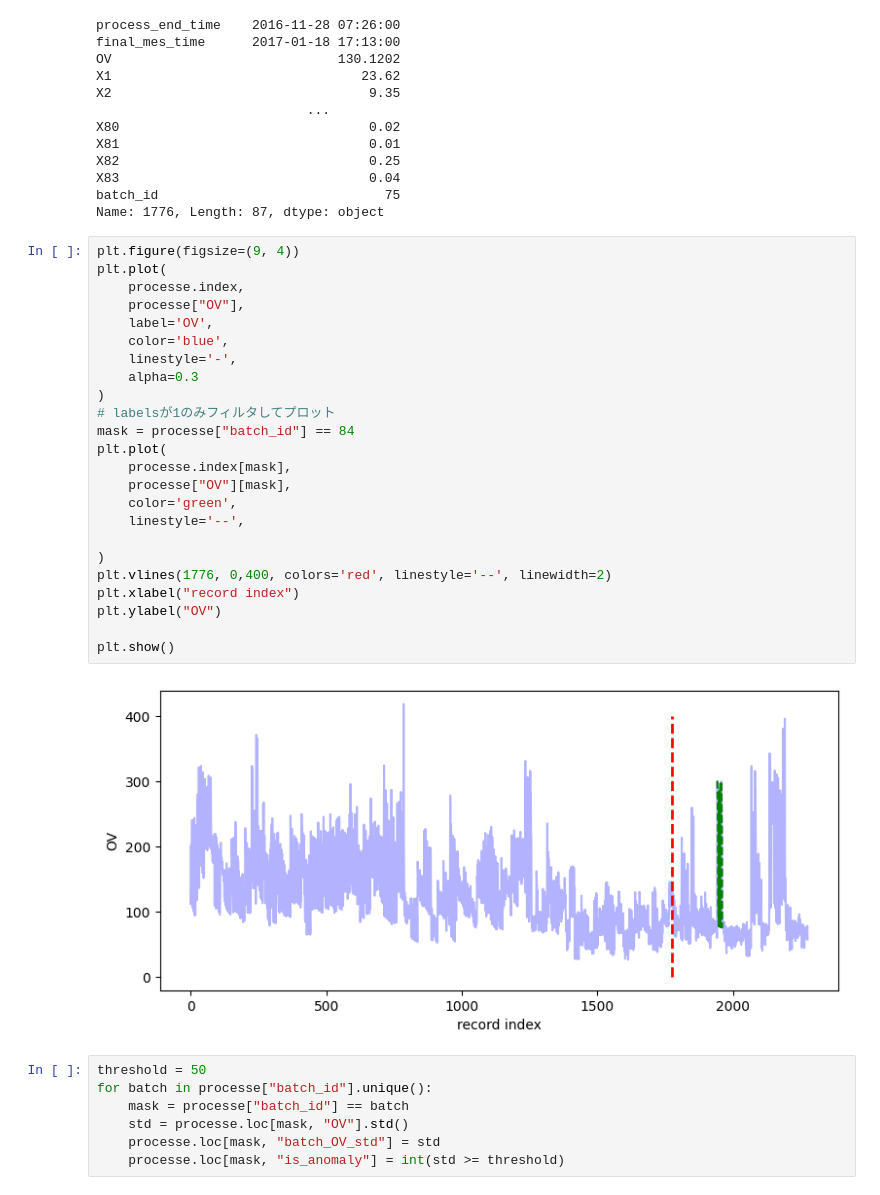
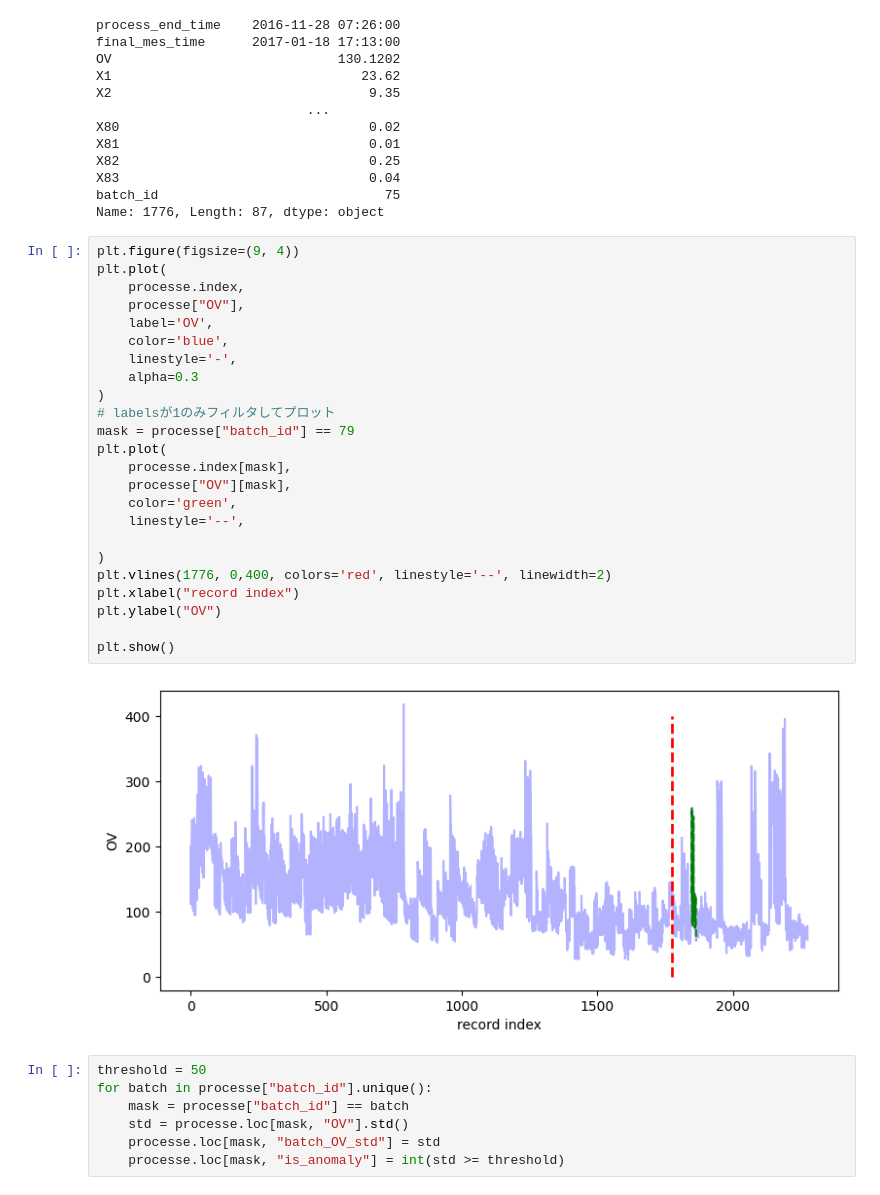
Before and after one commit to yut0takagi/ass-production-management2, a Jupyter notebook: notebook/10-SpikeDetectionIFModelUsingBasicStatisticsByLot.ipynb, the cells around one changed output. Cells and saved outputs as stored; diff of their text form.

```diff
--- a/notebook/10-SpikeDetectionIFModelUsingBasicStatisticsByLot.ipynb
+++ b/notebook/10-SpikeDetectionIFModelUsingBasicStatisticsByLot.ipynb
@@ -68,29 +68,29 @@ Name: 1776, Length: 87, dtype: object
 # %%
 plt.figure(figsize=(9, 4))
 plt.plot(
     processe.index,
     processe["OV"],
     label='OV',
     color='blue',
     linestyle='-',
     alpha=0.3
 )
 # labelsが1のみフィルタしてプロット
-mask = processe["batch_id"] == 84
+mask = processe["batch_id"] == 79
 plt.plot(
     processe.index[mask],
     processe["OV"][mask],
     color='green',
     linestyle='--',
 
 )
 plt.vlines(1776, 0,400, colors='red', linestyle='--', linewidth=2)
 plt.xlabel("record index")
 plt.ylabel("OV")
 
 plt.show()
 # %% [output]
-[figure, old version]
+[figure, new version]
 # %%
 threshold = 50
 for batch in processe["batch_id"].unique():
```
Also changed, not shown: parts of 4 cells of this notebook, 8 other files.
